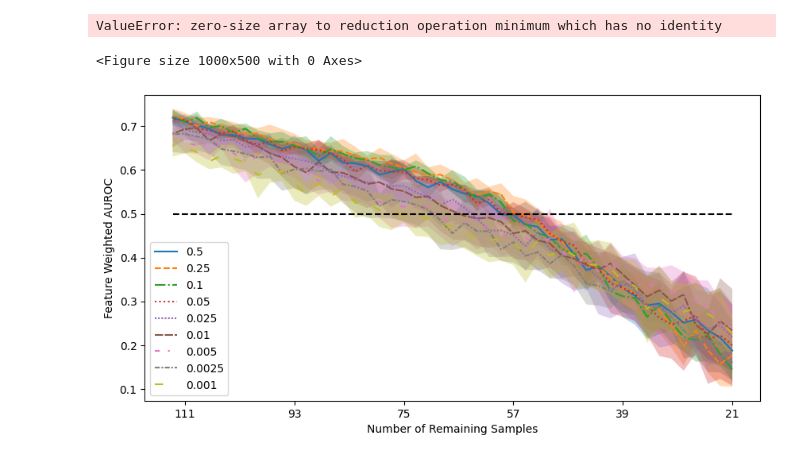
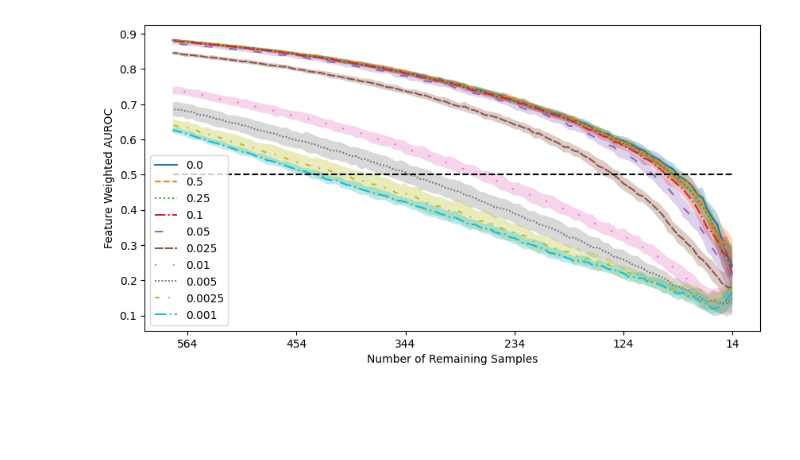
Before and after one commit to kramerlab/FeatureWeightDebiasing, a Jupyter notebook: notebooks/plot_feature_weight_temperature_comparison.ipynb, the cells around one changed output. Saved outputs shown, nothing was run; the diff lists cells and outputs as text; code cells hidden in the pictures; blank space fills up the shorter version.

```diff
--- a/notebooks/plot_feature_weight_temperature_comparison.ipynb
+++ b/notebooks/plot_feature_weight_temperature_comparison.ipynb
@@ -69,33 +69,32 @@ min_length = np.min(
         [len(auroc_list) for auroc_list in auroc_lists.values()]
         for auroc_lists in auroc_with_feature_weights
     ]
 )
-min_number_of_samples = np.min(metadata["number_of_samples"])
+min_number_of_samples = 579
 x_labels = list(range(min_number_of_samples, 0, -metadata["n_dropped"]))[:min_length]
 for i, budget in enumerate(auroc_with_feature_weights[0].keys()):
     auroc_list = []
     for dictionary in auroc_with_feature_weights:
         dictionary = {float(k): v for k, v in dictionary.items()}
         auroc_list.append(dictionary[float(budget)][:min_length])
     mean_aurocs = np.mean(auroc_list, axis=0)
     std_aurocs = np.std(auroc_list, axis=0)
     ratio_upper = mean_aurocs + std_aurocs
     ratio_lower = (mean_aurocs - std_aurocs).clip(min=0)
     sns.lineplot(
         x=x_labels, y=mean_aurocs, label=str(budget), linestyle=line_styles[i]
     )
     plt.fill_between(x_labels, ratio_lower, ratio_upper, alpha=0.3)
 plt.plot(
     [min_number_of_samples, x_labels[-1]], [0.5, 0.5], color="black", linestyle="--"
 )
 plt.ylabel("Feature Weighted AUROC")
 plt.xlabel("Number of Remaining Samples")
 step_size = len(x_labels) // n_ticks
 x_ticks = x_labels[::-step_size]
 plt.xticks(x_ticks)
 plt.gca().invert_xaxis()
 
 plt.savefig(result_path / "fixed_temperature_comparison_rf.pdf")
 # %% [output]
-ValueError: zero-size array to reduction operation minimum which has no identity
-<Figure size 1000x500 with 0 Axes>
+[figure, added]
@@ -110,36 +100,0 @@ with open(path / "metadata.json") as file:
-# %%
-plt.figure(figsize=(10, 5))
-min_length = np.min(
-    [
-        [len(auroc_list) for auroc_list in auroc_lists.values()]
-        for auroc_lists in auroc_with_feature_weights
-    ]
-)
-min_number_of_samples = np.min(metadata["number_of_samples"])
-x_labels = list(range(min_number_of_samples, 0, -metadata["n_dropped"]))[:min_length]
-for i, budget in enumerate(auroc_with_feature_weights[0].keys()):
-    auroc_list = []
-    for dictionary in auroc_with_feature_weights:
-        dictionary = {float(k): v for k, v in dictionary.items()}
-        auroc_list.append(dictionary[float(budget)][:min_length])
-    mean_aurocs = np.mean(auroc_list, axis=0)
-    std_aurocs = np.std(auroc_list, axis=0)
-    ratio_upper = mean_aurocs + std_aurocs
-    ratio_lower = (mean_aurocs - std_aurocs).clip(min=0)
-    sns.lineplot(
-        x=x_labels, y=mean_aurocs, label=str(budget), linestyle=line_styles[i]
-    )
-    plt.fill_between(x_labels, ratio_lower, ratio_upper, alpha=0.3)
-plt.plot(
-    [min_number_of_samples, x_labels[-1]], [0.5, 0.5], color="black", linestyle="--"
-)
-plt.ylabel("Feature Weighted AUROC")
-plt.xlabel("Number of Remaining Samples")
-step_size = len(x_labels) // n_ticks
-x_ticks = x_labels[::-step_size]
-plt.xticks(x_ticks)
-plt.gca().invert_xaxis()
-
-plt.savefig(result_path / "optimised_temperature_comparison.pdf")
-# %% [output]
-[figure, removed]
```
Also changed, not shown: parts of 5 cells of this notebook, 12 other files.
